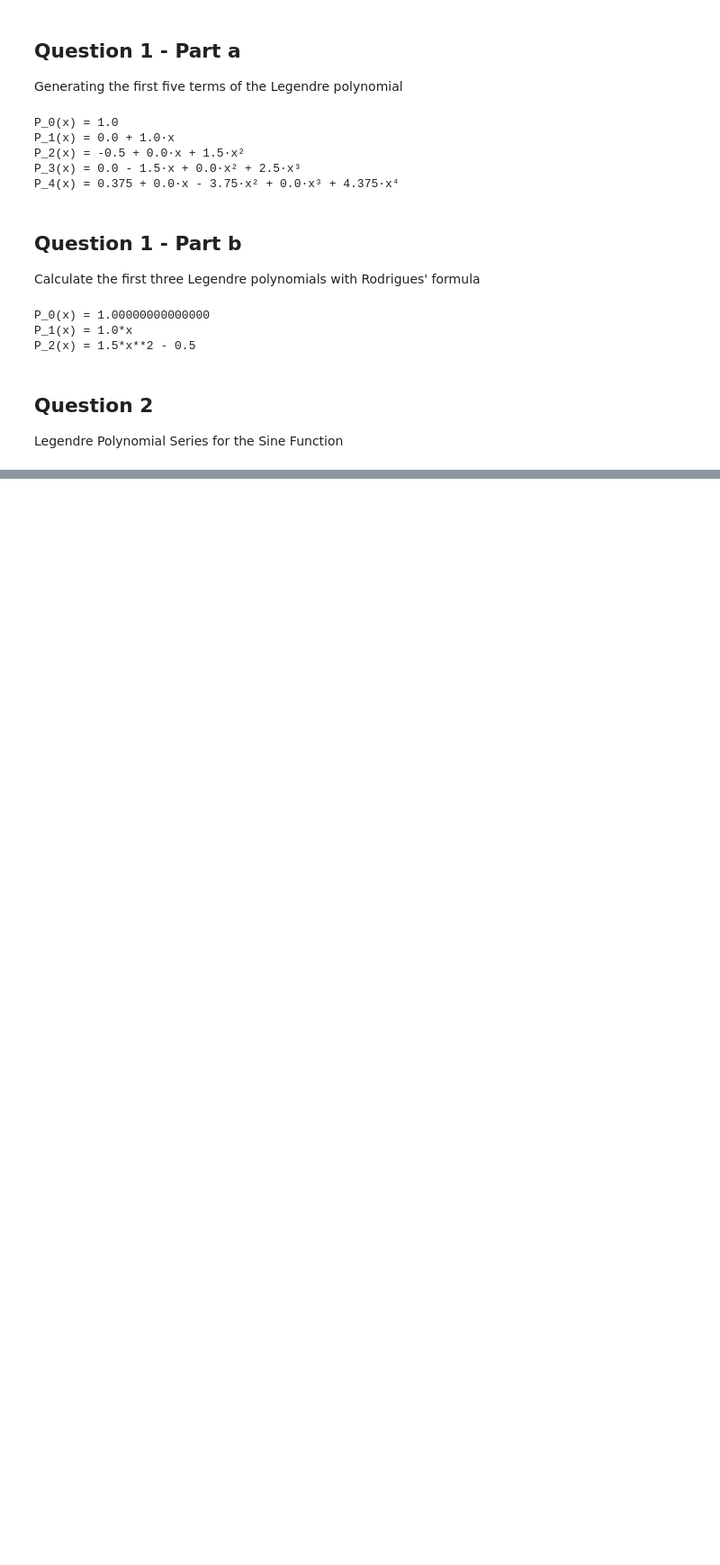
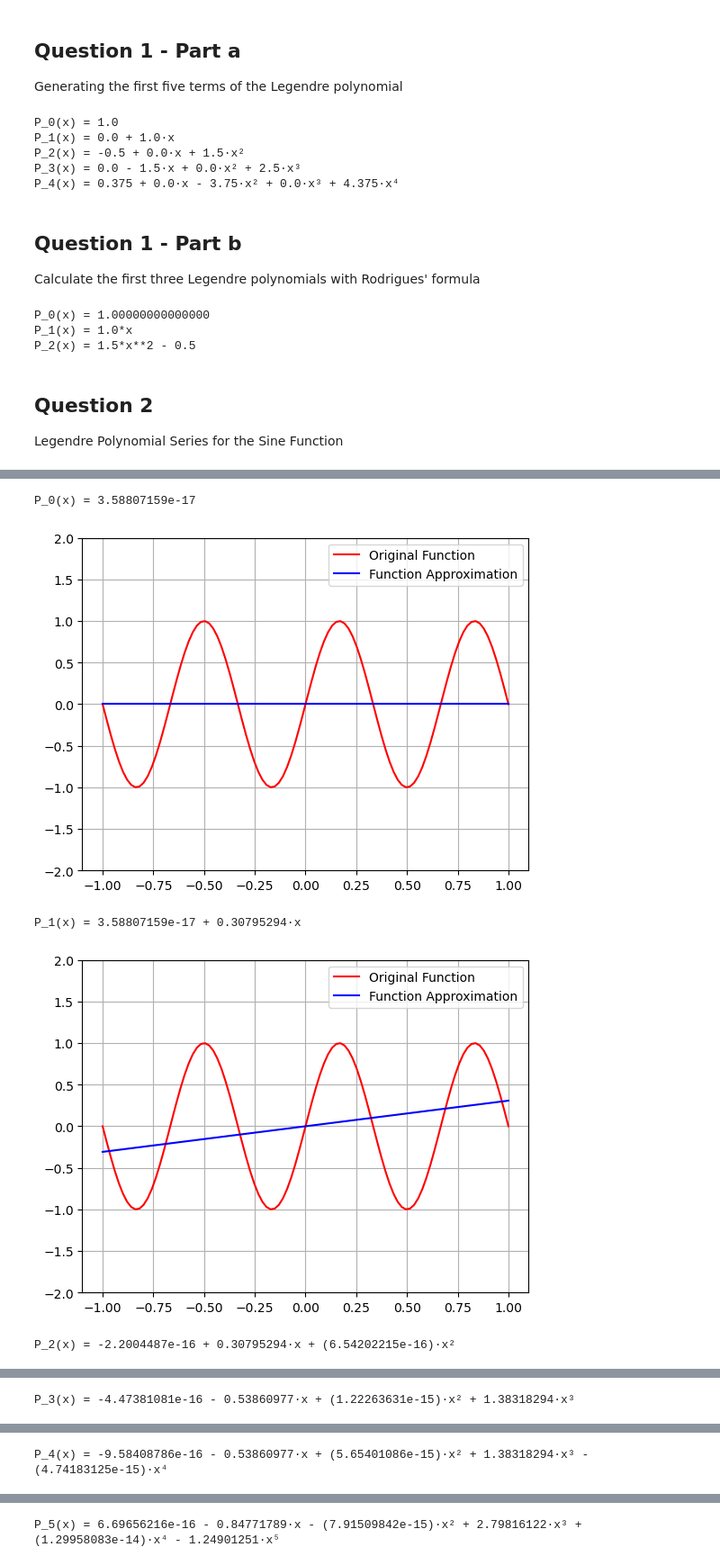
Before and after one commit to xspoole/PH364_Personal, a Jupyter notebook: ph426/hw2/hw2_legendre.ipynb, the cells around one changed output, grey strips where cells are left out. Shown at 90% size. Drawn from its saved outputs; the diff is of its cells as text; code cells hidden in the pictures; blank space fills up the shorter version.

```diff
--- a/ph426/hw2/hw2_legendre.ipynb
+++ b/ph426/hw2/hw2_legendre.ipynb
@@ -50,0 +108,19 @@ plt.plot()
+# %%
+z_vals = np.linspace(-1, 1, 100) # fit from -1 < z < 1
+func_two = np.sin(3 * np.pi * z_vals)
+
+for i in range(14):
+    plt.cla()
+    z_vals, func_two, func_approx = legendre(i, z_vals, func_two)
+    plt.plot(z_vals, func_two, color='Red', label='Original Function')
+    plt.plot(z_vals, func_approx, color='Blue', label='Function Approximation')
+    plt.grid(True)
+    plt.ylim(-2, 2)
+    plt.legend()
+    plt.show()
+# %% [output]
+P_0(x) = 3.58807159e-17
+[figure, added]
+P_1(x) = 3.58807159e-17 + 0.30795294·x
+[figure, added]
+P_2(x) = -2.2004487e-16 + 0.30795294·x + (6.54202215e-16)·x²
@@ -50,0 +128 @@ plt.plot()
+P_3(x) = -4.47381081e-16 - 0.53860977·x + (1.22263631e-15)·x² + 1.38318294·x³
@@ -50,0 +130,2 @@ plt.plot()
+P_4(x) = -9.58408786e-16 - 0.53860977·x + (5.65401086e-15)·x² + 1.38318294·x³ -
+(4.74183125e-15)·x⁴
@@ -50,0 +133,2 @@ plt.plot()
+P_5(x) = 6.69656216e-16 - 0.84771789·x - (7.91509842e-15)·x² + 2.79816122·x³ +
+(1.29958083e-14)·x⁴ - 1.24901251·x⁵
```
Also changed, not shown: parts of 9 cells of this notebook, 5 other files.
